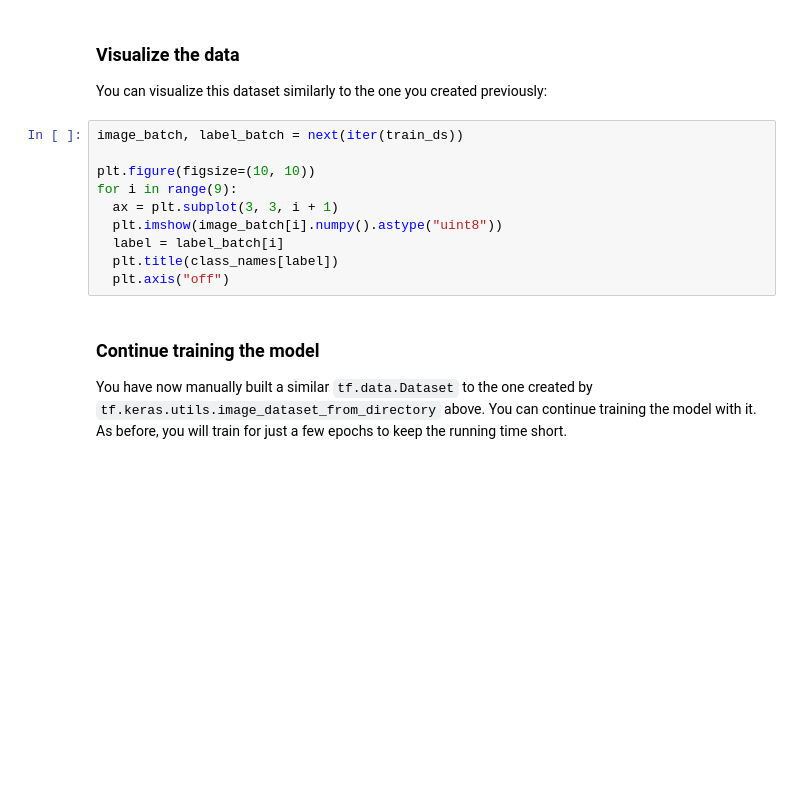
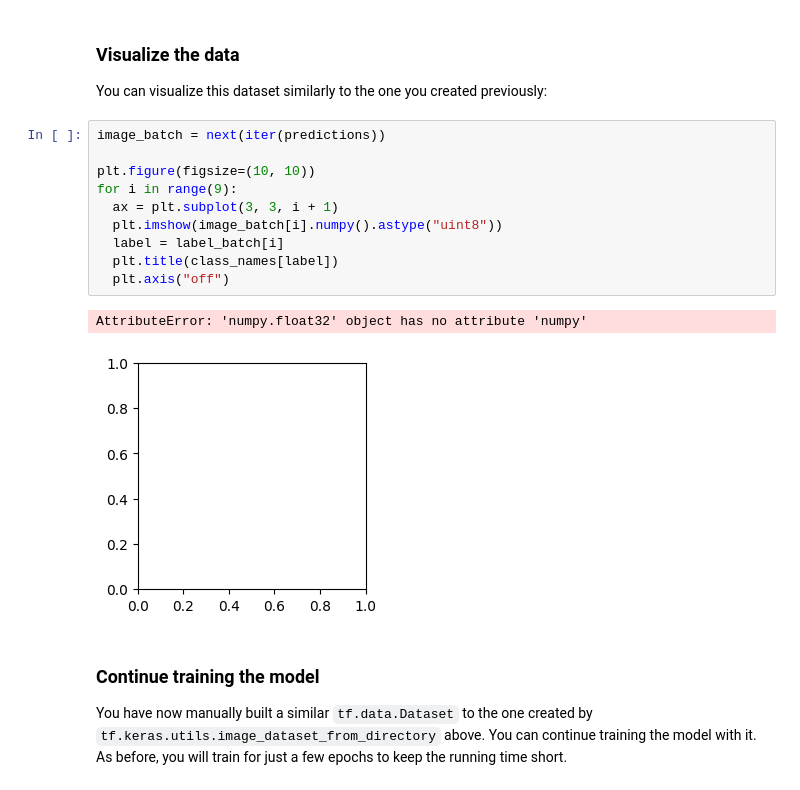
Before and after one commit to crypto-infinity/deeplearning, a Jupyter notebook: images.ipynb, the cells around one changed output. Cells and saved outputs as stored; diff of their text form; blank space fills up the shorter version.

```diff
--- a/images.ipynb
+++ b/images.ipynb
@@ -289,15 +312,18 @@ val_ds = configure_for_performance(val_ds)
 
 You can visualize this dataset similarly to the one you created previously:
 # %%
-image_batch, label_batch = next(iter(train_ds))
+image_batch = next(iter(predictions))
 
 plt.figure(figsize=(10, 10))
 for i in range(9):
   ax = plt.subplot(3, 3, i + 1)
   plt.imshow(image_batch[i].numpy().astype("uint8"))
   label = label_batch[i]
   plt.title(class_names[label])
   plt.axis("off")
+# %% [output]
+AttributeError: 'numpy.float32' object has no attribute 'numpy'
+[figure, added]
 # %% [markdown]
 ### Continue training the model
 
```
Also changed, not shown: parts of 21 cells of this notebook.
